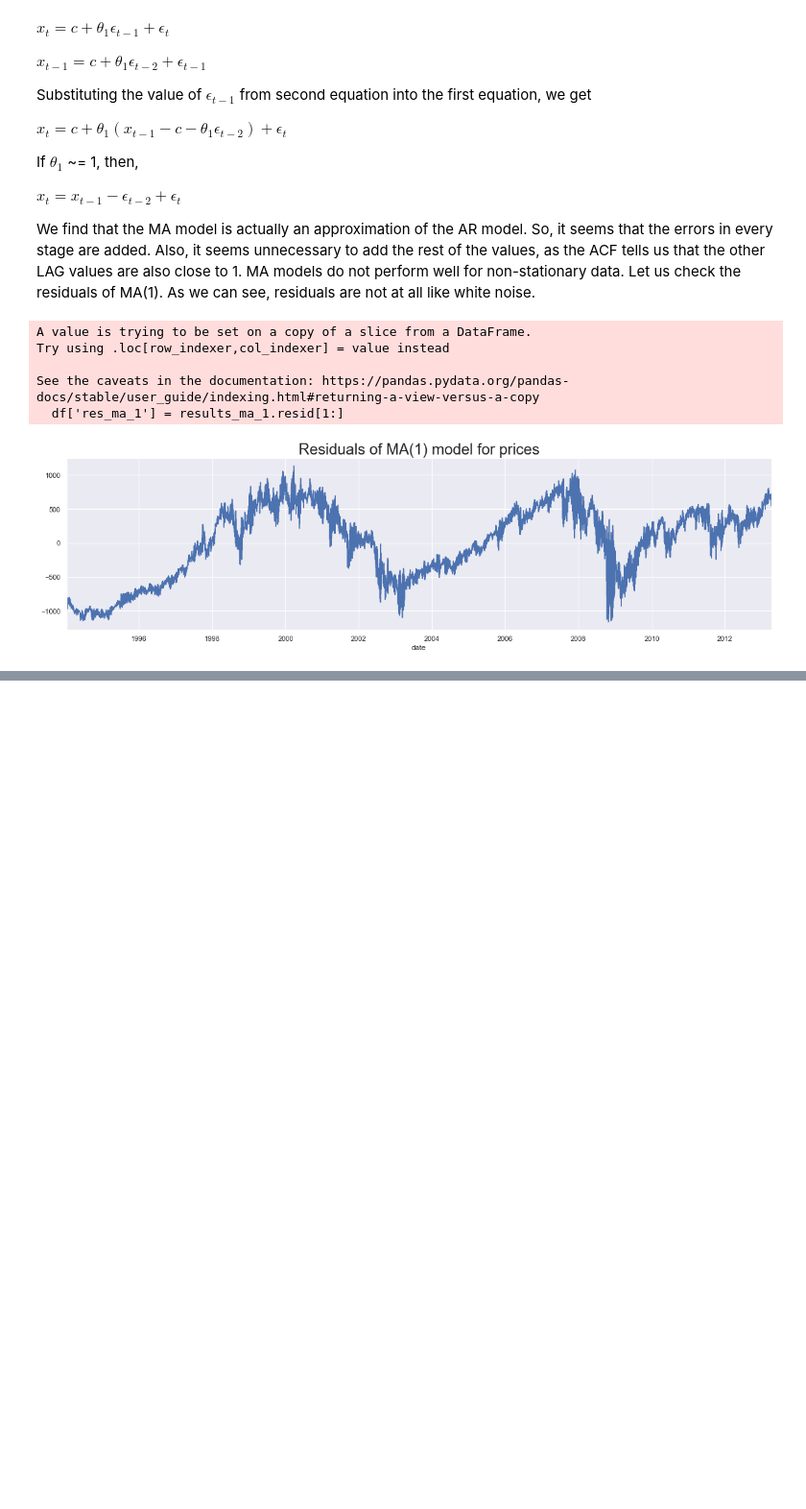
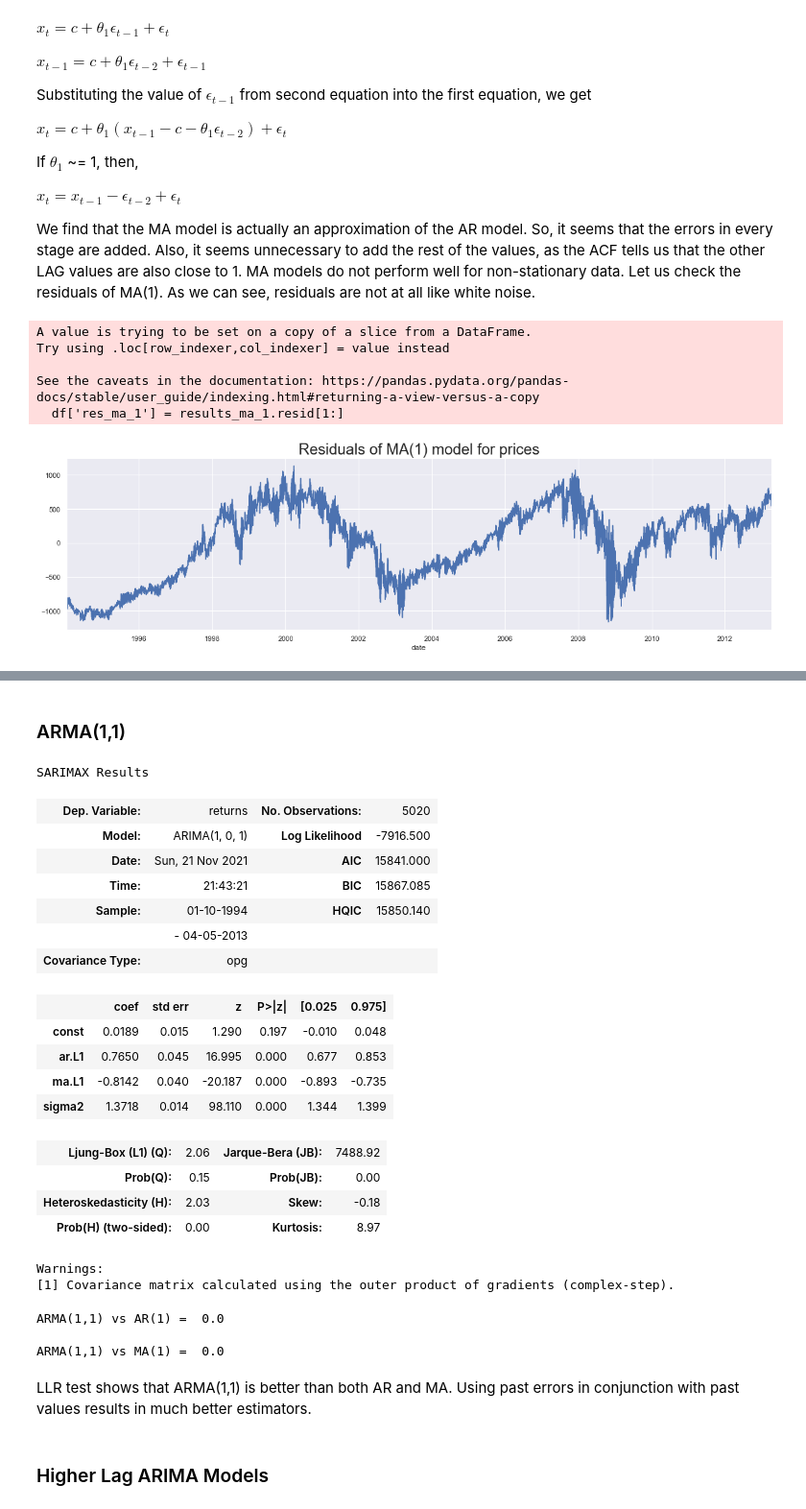
Before and after one commit to satyajitghosh/TimeSeriesAnalysis, a Jupyter notebook: DataRangerCourse/TS_lecture4.ipynb, the cells around one changed output, grey strips where cells are left out. Shown at 96% size. Saved outputs shown, nothing was run; the diff lists cells and outputs as text; code cells hidden in the pictures; blank space fills up the shorter version.

```diff
--- a/DataRangerCourse/TS_lecture4.ipynb
+++ b/DataRangerCourse/TS_lecture4.ipynb
@@ -414,0 +421,26 @@ See the caveats in the documentation: https://pandas.pydata.org/pandas-docs/stab
+# %% [markdown]
+### ARMA(1,1)
+# %%
+model_ret_ar_1_ma_1 = ARIMA(df.returns[1:],order=(1,0,1))
+results_ret_ar_1_ma_1 = model_ret_ar_1_ma_1.fit()
+results_ret_ar_1_ma_1.summary()
+# %% [output]
+SARIMAX Results
+| Dep. Variable: | returns | No. Observations: | 5020 |
+| Model: | ARIMA(1, 0, 1) | Log Likelihood | -7916.500 |
+| Date: | Sun, 21 Nov 2021 | AIC | 15841.000 |
+| Time: | 21:43:21 | BIC | 15867.085 |
+| Sample: | 01-10-1994 | HQIC | 15850.140 |
+|  | - 04-05-2013 |  |  |
+| Covariance Type: | opg |  |  |
+|  | coef | std err | z | P>|z| | [0.025 | 0.975] |
+| const | 0.0189 | 0.015 | 1.290 | 0.197 | -0.010 | 0.048 |
+| ar.L1 | 0.7650 | 0.045 | 16.995 | 0.000 | 0.677 | 0.853 |
+| ma.L1 | -0.8142 | 0.040 | -20.187 | 0.000 | -0.893 | -0.735 |
+| sigma2 | 1.3718 | 0.014 | 98.110 | 0.000 | 1.344 | 1.399 |
+| Ljung-Box (L1) (Q): | 2.06 | Jarque-Bera (JB): | 7488.92 |
+| Prob(Q): | 0.15 | Prob(JB): | 0.00 |
+| Heteroskedasticity (H): | 2.03 | Skew: | -0.18 |
+| Prob(H) (two-sided): | 0.00 | Kurtosis: | 8.97 |
+Warnings:
+[1] Covariance matrix calculated using the outer product of gradients (complex-step).
@@ -414,0 +450,11 @@ See the caveats in the documentation: https://pandas.pydata.org/pandas-docs/stab
+# %%
+print("\nARMA(1,1) vs AR(1) = ", LLR_test(model_ret_ar_1,model_ret_ar_1_ma_1))
+print("\nARMA(1,1) vs MA(1) = ", LLR_test(model_ret_ma_1,model_ret_ar_1_ma_1))
+# %% [output]
+ARMA(1,1) vs AR(1) =  0.0
+
+ARMA(1,1) vs MA(1) =  0.0
+# %% [markdown]
+LLR test shows that ARMA(1,1) is better than both AR and MA. Using past errors in conjunction with past values results in much better estimators.
+# %% [markdown]
+### Higher Lag ARIMA Models
```
Also changed, not shown: parts of 2 cells of this notebook.
